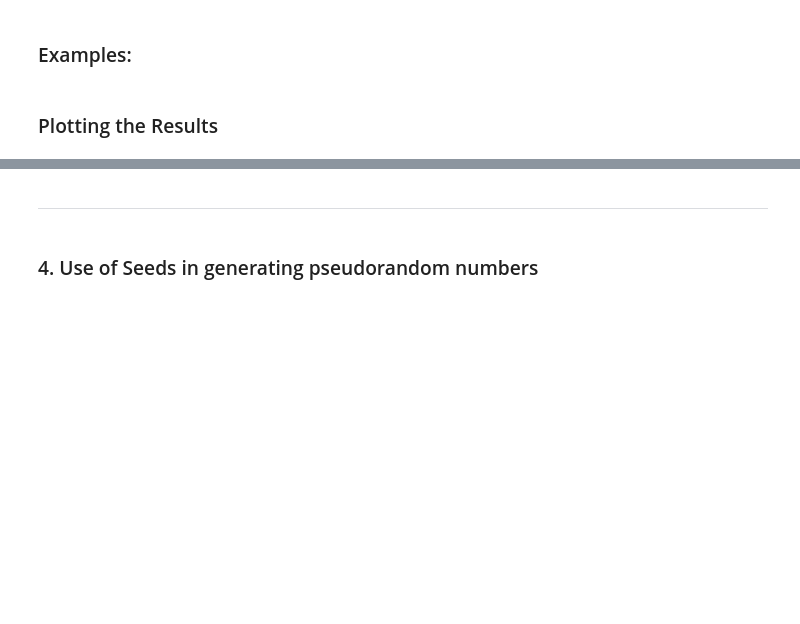
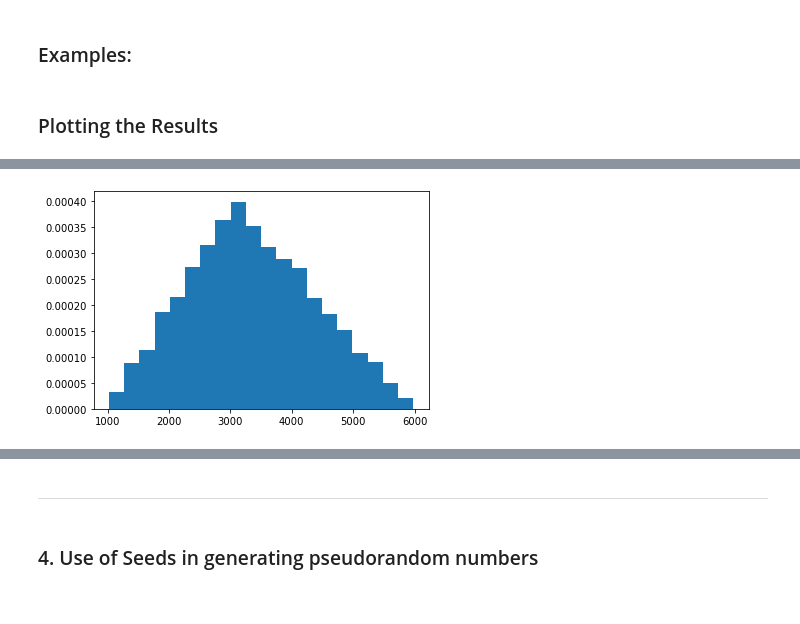
Before and after one commit to Fiona-600/Programming-for-Data-Analytics-2020-Assignment, a Jupyter notebook: Assignment-2020.ipynb, the cells around one changed output, grey strips where cells are left out. Saved outputs shown, nothing was run; the diff lists cells and outputs as text; code cells hidden in the pictures; blank space fills up the shorter version.

```diff
--- a/Assignment-2020.ipynb
+++ b/Assignment-2020.ipynb
@@ -310,0 +349,4 @@ plt.show ()
+# %%
+plot2 = plt.hist(np.random.triangular(1000 , 3000 , 6000, 10000), bins=20,density=True)
+# %% [output]
+[figure, added]
```
Also changed, not shown: parts of 43 cells of this notebook.
